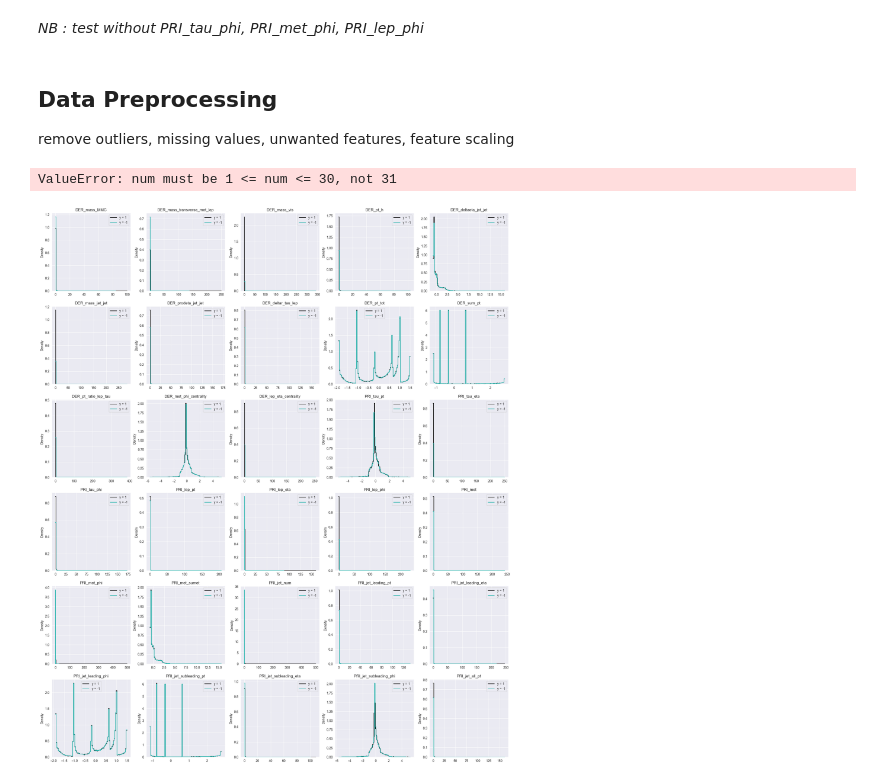
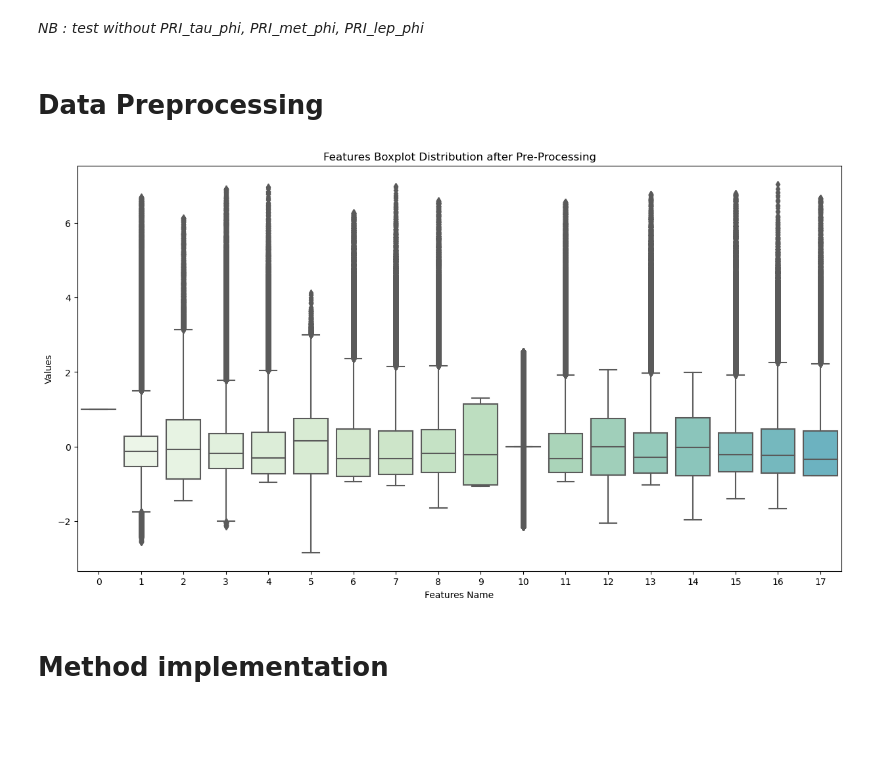
Before and after one commit to Alicia-max/ML--Binary-classification_Higgs-boson-competition, a Jupyter notebook: project/visu.ipynb, the cells around one changed output. Drawn from its saved outputs; the diff is of its cells as text; code cells hidden in the pictures; blank space fills up the shorter version.

```diff
--- a/project/visu.ipynb
+++ b/project/visu.ipynb
@@ -73,5 +83,4 @@ for idx in range(tX.shape[1]):
 # %% [markdown]
 *NB : test without PRI_tau_phi, PRI_met_phi, PRI_lep_phi*
 # %% [markdown]
-## Data Preprocessing
-remove outliers, missing values, unwanted features, feature scaling
+# Data Preprocessing
@@ -80,22 +87,16 @@ from preprocessing import *
 # %%
-preprocessed_X = preprocess_data(tX)
-preprocessed_X_test = preprocess_data(tX_test)
+preprocessed_X, preprocessed_y = preprocess_data(tX, y, False)
+preprocessed_X_test, y_test = preprocess_data(tX_test, y_test, True)
-# %%
-fig= plt.figure(figsize=(25,30))
-
-for idx in range(preprocessed_X.shape[1]):
-
-    ax=plt.subplot(6,5,idx+1)
-
-    #density plot of each feature depending on the y response
-    sns.histplot(data=preprocessed_X[y==1, idx], ax=ax, element="step",
-                 fill=False, color = 'black', stat = 'density', bins = 100)
-    sns.histplot(data=preprocessed_X[y==-1, idx], ax=ax, element="step",
-                 fill=False, color = 'lightseagreen', stat = 'density', bins = 100)
-
-    #plot parameters
-    ax.set_title(features_name[idx])
-    ax.legend(["y = 1", "y = -1"])
-# %% [output]
-ValueError: num must be 1 <= num <= 30, not 31
-[figure, removed]
+# %%
+palette = sns.color_palette("GnBu", n_colors=30)
+figure = plt.figure(figsize=(15,8))
+ax = sns.boxplot(data = preprocessed_X, palette = palette)
+#ax.set_xticklabels(features_name, rotation = 80)
+plt.title("Features Boxplot Distribution after Pre-Processing")
+plt.xlabel('Features Name')
+plt.ylabel('Values')
+plt.show()
+# %% [output]
+[figure, added]
+# %% [markdown]
+# Method implementation
```
Also changed, not shown: parts of 19 cells of this notebook, 5 other files.
